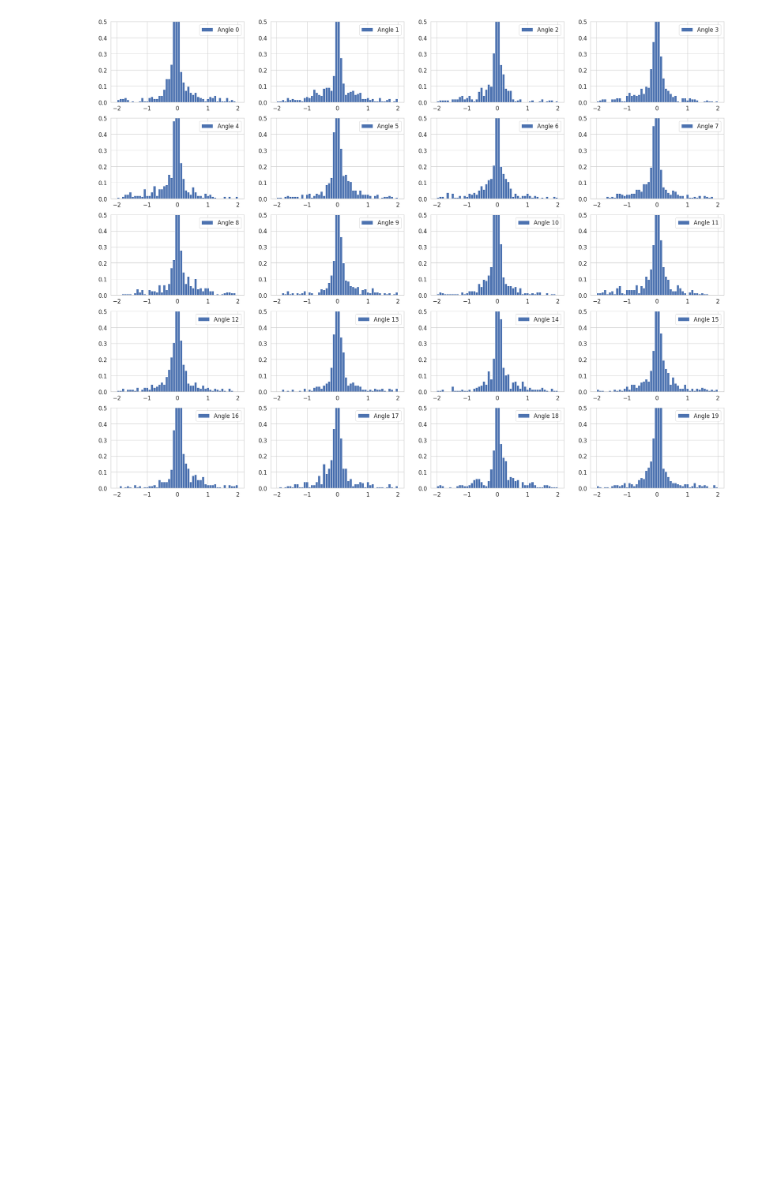
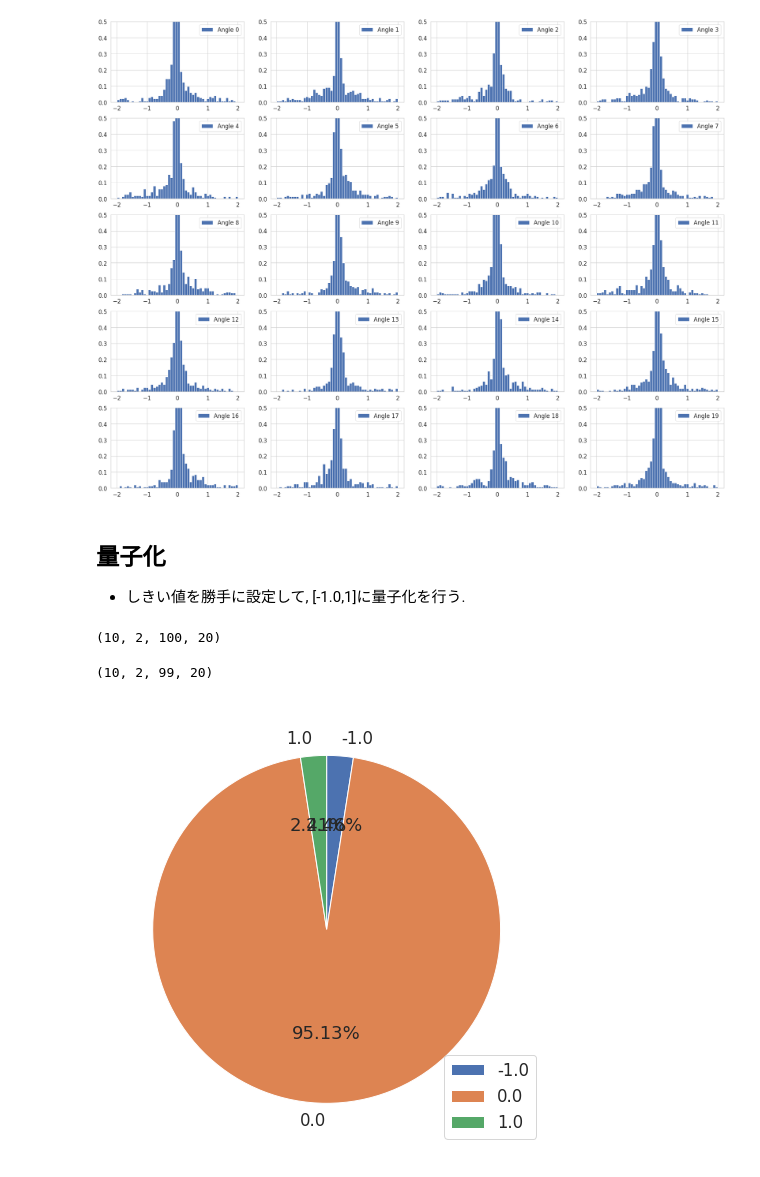
Before and after one commit to openai/baselines, a Jupyter notebook: projection/notebook/01_Resampling_of_Actions.ipynb, the cells around one changed output. Saved outputs shown, nothing was run; the diff lists cells and outputs as text; code cells hidden in the pictures; blank space fills up the shorter version.

```diff
--- a/projection/notebook/01_Resampling_of_Actions.ipynb
+++ b/projection/notebook/01_Resampling_of_Actions.ipynb
@@ -50,3 +50,53 @@ for no in range(20):
 plt.show()
 # %% [output]
 [figure]
+# %% [markdown]
+## 量子化
++ しきい値を勝手に設定して, [-1.0,1]に量子化を行う.
+# %%
+import os
+import pandas as pd
+import numpy as np
+import h5py
+
+filename = os.path.join("/root/dataStore", "tmp2", "episodes", "epoch0.h5")
+with h5py.File(filename, 'r') as f:
+    A = np.array(f["action"],)
+print(A.shape)
+
+X = A[:,:,1:,:] - A[:,:,:-1,:]
+# %% [output]
+(10, 2, 100, 20)
+# %%
+def resampling(X,th_min=-0.5, th_max=0.5):
+    """ 量子化の実行
+
+    Args.
+    -----
+    - x: float
+    - th_min/th_max: float, threshhold [unit=degree]
+    """
+    _X = X.copy()
+    _X[X < th_min] = -1.
+    _X[X > th_max] =  1.
+    _X[(X >= th_min) & (X<= th_max)] = 0
+    return _X
+
+
+As = resampling(X*(180./np.pi), th_min=-1., th_max=1.)
+print(As.shape)
+# %% [output]
+(10, 2, 99, 20)
+# %%
+%matplotlib inline
+import matplotlib.pyplot as plt
+import seaborn as sns
+sns.set("notebook", "whitegrid", font_scale=1.5)
+
+plt.figure(figsize=(8,8))
+(labels, counts) = np.unique(As, return_counts=True)
+plt.pie(counts, labels=labels, startangle=90, counterclock=False, autopct="%.2f%%")
+plt.legend(loc="lower right")
+plt.show()
+# %% [output]
+[figure, added]
```
Also changed, not shown: parts of 10 cells of this notebook, 4 other files.
